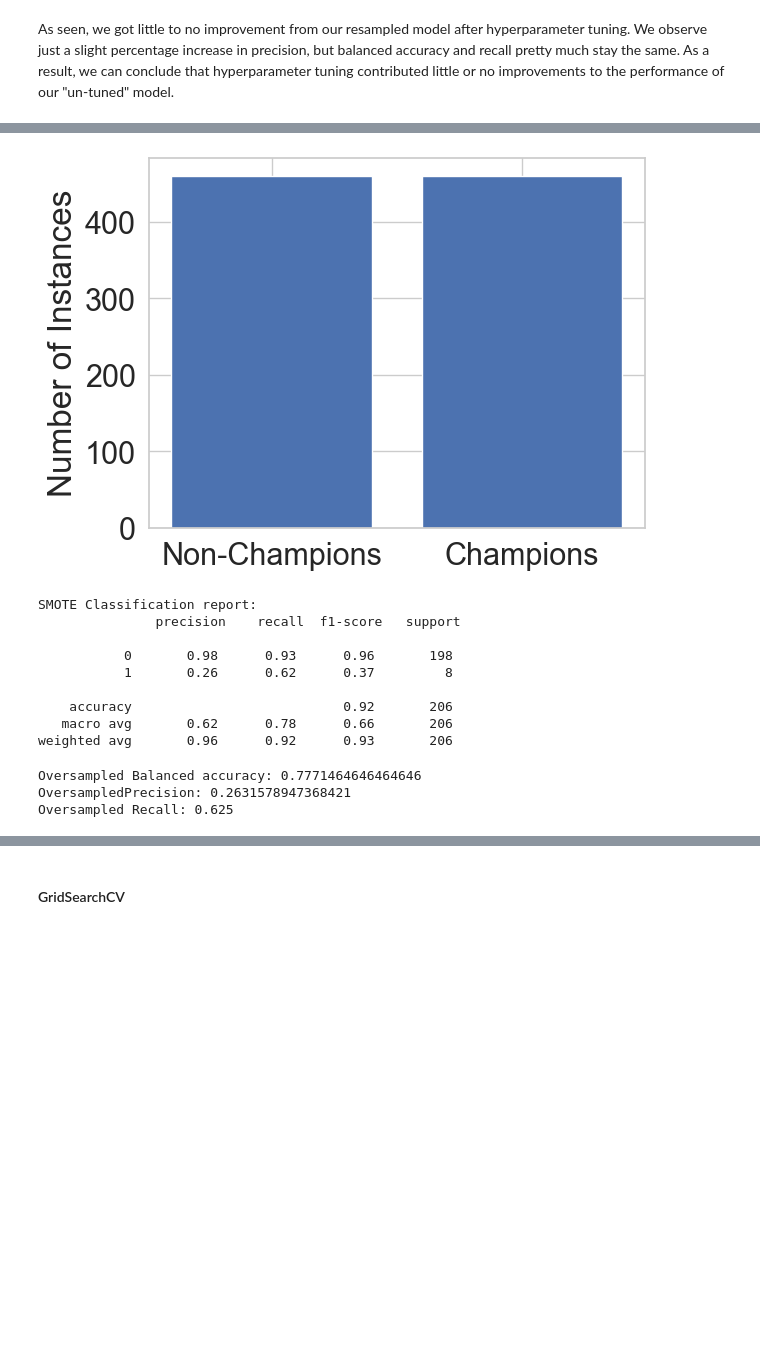
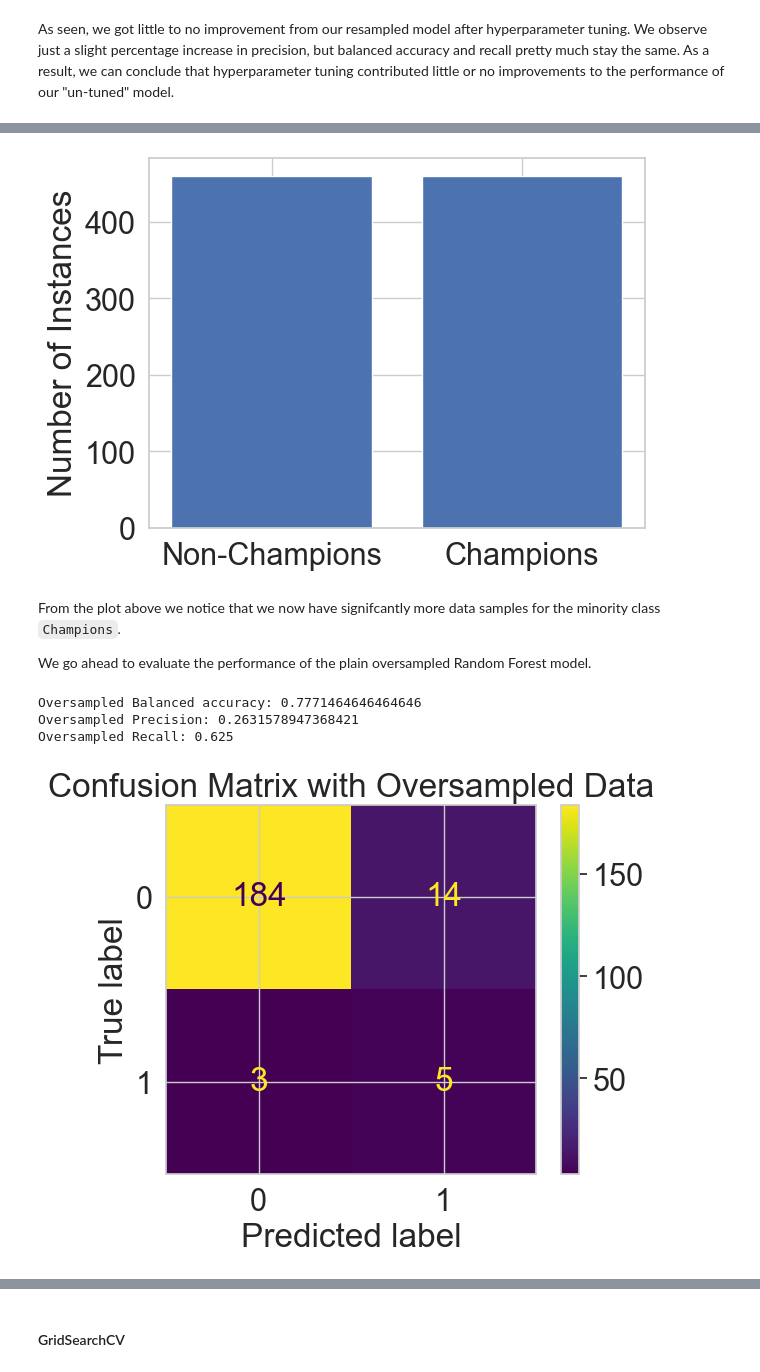
Before and after one commit to harrynwosu/champions-league, a Jupyter notebook: Project.ipynb, the cells around one changed output, grey strips where cells are left out. Cells and saved outputs as stored; diff of their text form; code cells hidden in the pictures; blank space fills up the shorter version.

```diff
--- a/Project.ipynb
+++ b/Project.ipynb
@@ -676,51 +702,51 @@ As seen, we got little to no improvement from our resampled model after hyperpar
 # %%
 from imblearn.over_sampling import SMOTE
-from sklearn.metrics import accuracy_score, confusion_matrix, classification_report
-
 
 sm = SMOTE(random_state=RANDOM_SEED)
-X_train_oversample, y_train_oversample = sm.fit_resample(X_train_scaled_pca, y_train)
+X_train_oversampled, y_train_oversampled = sm.fit_resample(X_train_scaled_pca, y_train)
 
-rfc_oversample = RandomForestClassifier(random_state=RANDOM_SEED)
-rfc_oversample.fit(X_train_oversample, y_train_oversample)
+rfc_oversampled = RandomForestClassifier(random_state=RANDOM_SEED)
+rfc_oversampled.fit(X_train_oversampled, y_train_oversampled)
 
 # plot the new distribution
-unique, counts = np.unique(y_train_oversample, return_counts=True)
+unique, counts = np.unique(y_train_oversampled, return_counts=True)
 plt.bar(unique, counts)
 plt.xticks([0, 1], ['Non-Champions', 'Champions'])
 plt.ylabel('Number of Instances')
 plt.show()
 
-y_pred_oversample = rfc_oversample.predict(X_test_scaled_pca)
-
-# Evaluate the performance of the model on the resampled test data
-print('SMOTE Classification report:\n', classification_report(y_test, y_pred_oversample))
+y_pred_oversampled = rfc_oversampled.predict(X_test_scaled_pca)
 # %% [output]
 [figure]
-SMOTE Classification report:
-               precision    recall  f1-score   support
-
-           0       0.98      0.93      0.96       198
-           1       0.26      0.62      0.37         8
-
-    accuracy                           0.92       206
-   macro avg       0.62      0.78      0.66       206
-weighted avg       0.96      0.92      0.93       206
+# %% [markdown]
+From the plot above we notice that we now have signifcantly more data samples for the minority class `Champions`.
+
+We go ahead to evaluate the performance of the plain oversampled Random Forest model.
 # %%
-balanced_acc_oversample = balanced_accuracy_score(y_test, y_pred_oversample)
+balanced_acc_oversampled = balanced_accuracy_score(y_test, y_pred_oversampled)
 
-print('Oversampled Balanced accuracy:', balanced_acc_oversample)
+print('Oversampled Balanced accuracy:', balanced_acc_oversampled)
 
 # Calculate precision
-precision_oversample = precision_score(y_test, y_pred_oversample)
+precision_oversampled = precision_score(y_test, y_pred_oversampled)
 
 # Calculate recall
-recall_oversample = recall_score(y_test, y_pred_oversample)
+recall_oversampled = recall_score(y_test, y_pred_oversampled)
 
 # Print precision and recall
-print("OversampledPrecision:", precision_oversample)
-print("Oversampled Recall:", recall_oversample)
+print("Oversampled Precision:", precision_oversampled)
+print("Oversampled Recall:", recall_oversampled)
 # %% [output]
 Oversampled Balanced accuracy: 0.7771464646464646
-OversampledPrecision: 0.2631578947368421
+Oversampled Precision: 0.2631578947368421
 Oversampled Recall: 0.625
+# %%
+cm_oversampled= confusion_matrix(y_test, y_pred_oversampled)
+
+cm_display_oversampled = ConfusionMatrixDisplay(confusion_matrix = cm_oversampled, display_labels = [0, 1])
+
+cm_display_oversampled.plot()
+plt.title('Confusion Matrix with Oversampled Data')
+plt.show()
+# %% [output]
+[figure, added]
```
Also changed, not shown: parts of 38 cells of this notebook, 2 other files.
